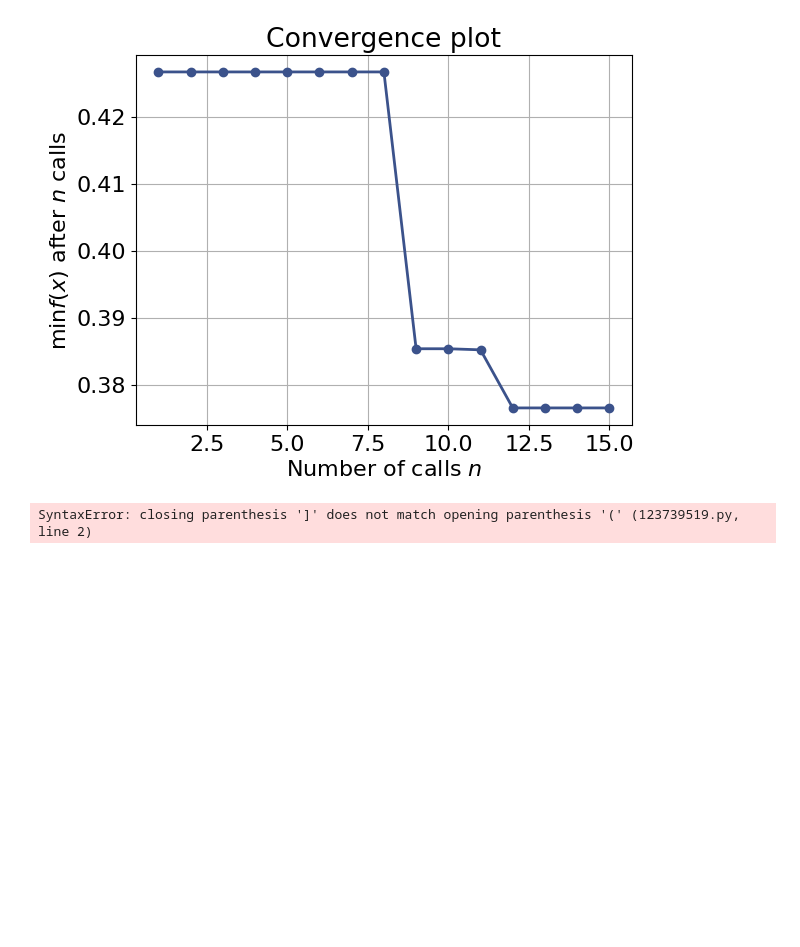
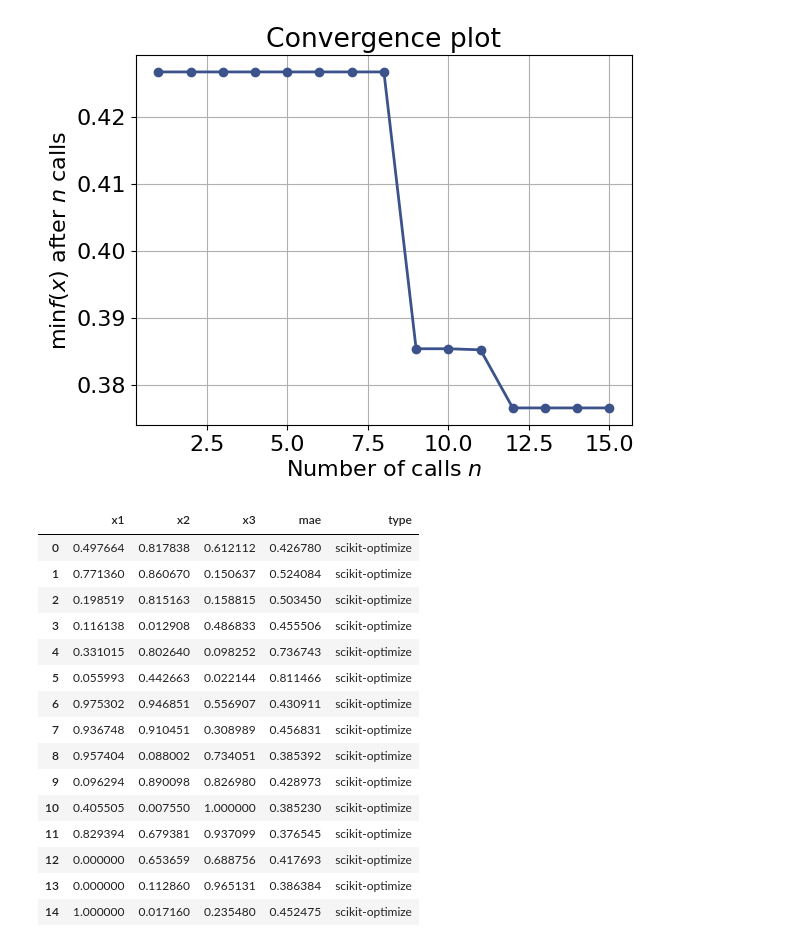
Before and after one commit to sparks-baird/matsci-opt-benchmarks, a Jupyter notebook: notebooks/crabnet_hyperparameter/1.5.0-sgb-pseudocrab-basic.ipynb, the cells around one changed output. Drawn from its saved outputs; the diff is of its cells as text; code cells hidden in the pictures; blank space fills up the shorter version.

```diff
--- a/notebooks/crabnet_hyperparameter/1.5.0-sgb-pseudocrab-basic.ipynb
+++ b/notebooks/crabnet_hyperparameter/1.5.0-sgb-pseudocrab-basic.ipynb
@@ -197,15 +197,28 @@ plot_convergence(res)
 # %%
 import pandas as pd
 sk_df = pd.concat(
     [
         pd.DataFrame(res.x_iters, columns=["x1", "x2", "x3"]),
         pd.DataFrame(res.func_vals, columns=["mae"]),
     ],
     axis=1,
 )
-DataFrame(res.func_vals])), axis=1)
-sk_df.columns = columns=["x", "f"]
 sk_df["type"] = "scikit-optimize"
 sk_df
 # %% [output]
-SyntaxError: closing parenthesis ']' does not match opening parenthesis '(' (123739519.py, line 2)
+|  | x1 | x2 | x3 | mae | type |
+| 0 | 0.497664 | 0.817838 | 0.612112 | 0.426780 | scikit-optimize |
+| 1 | 0.771360 | 0.860670 | 0.150637 | 0.524084 | scikit-optimize |
+| 2 | 0.198519 | 0.815163 | 0.158815 | 0.503450 | scikit-optimize |
+| 3 | 0.116138 | 0.012908 | 0.486833 | 0.455506 | scikit-optimize |
+| 4 | 0.331015 | 0.802640 | 0.098252 | 0.736743 | scikit-optimize |
+| 5 | 0.055993 | 0.442663 | 0.022144 | 0.811466 | scikit-optimize |
+| 6 | 0.975302 | 0.946851 | 0.556907 | 0.430911 | scikit-optimize |
+| 7 | 0.936748 | 0.910451 | 0.308989 | 0.456831 | scikit-optimize |
+| 8 | 0.957404 | 0.088002 | 0.734051 | 0.385392 | scikit-optimize |
+| 9 | 0.096294 | 0.890098 | 0.826980 | 0.428973 | scikit-optimize |
+| 10 | 0.405505 | 0.007550 | 1.000000 | 0.385230 | scikit-optimize |
+| 11 | 0.829394 | 0.679381 | 0.937099 | 0.376545 | scikit-optimize |
+| 12 | 0.000000 | 0.653659 | 0.688756 | 0.417693 | scikit-optimize |
+| 13 | 0.000000 | 0.112860 | 0.965131 | 0.386384 | scikit-optimize |
+| 14 | 1.000000 | 0.017160 | 0.235480 | 0.452475 | scikit-optimize |
```
Also changed, not shown: parts of 4 cells of this notebook.
